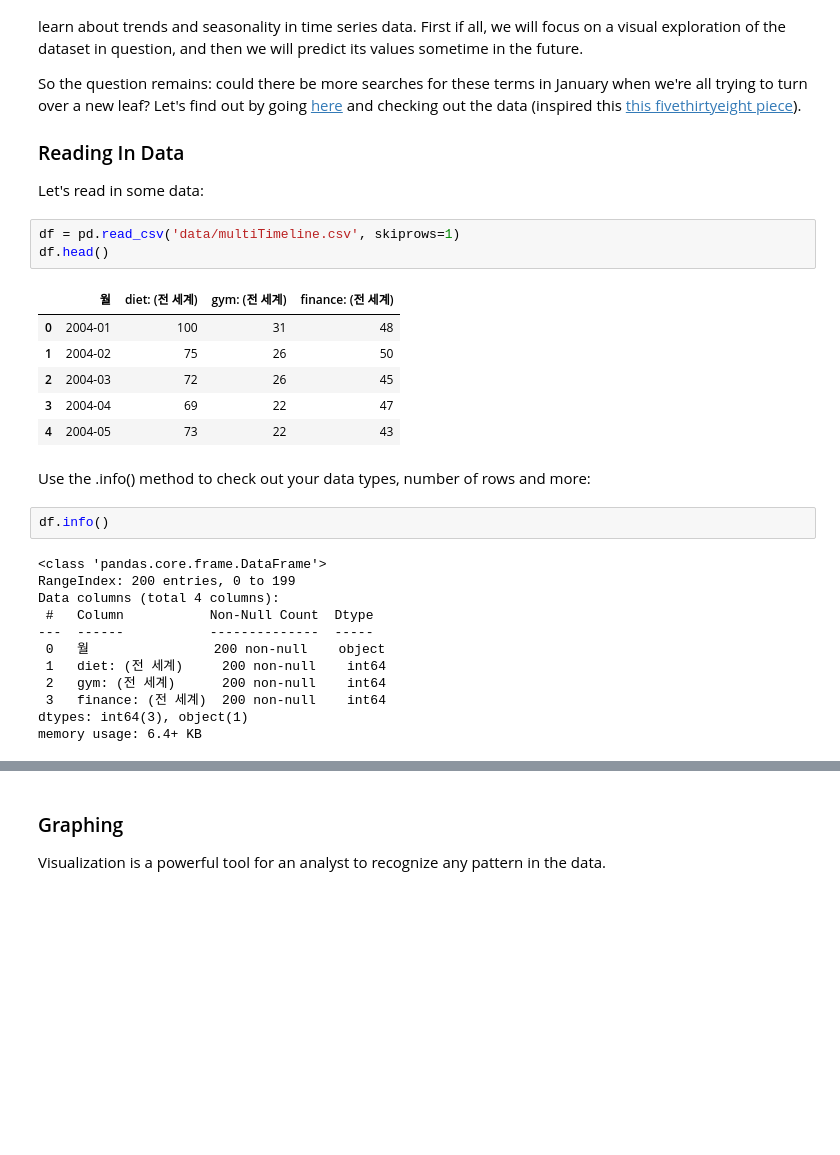
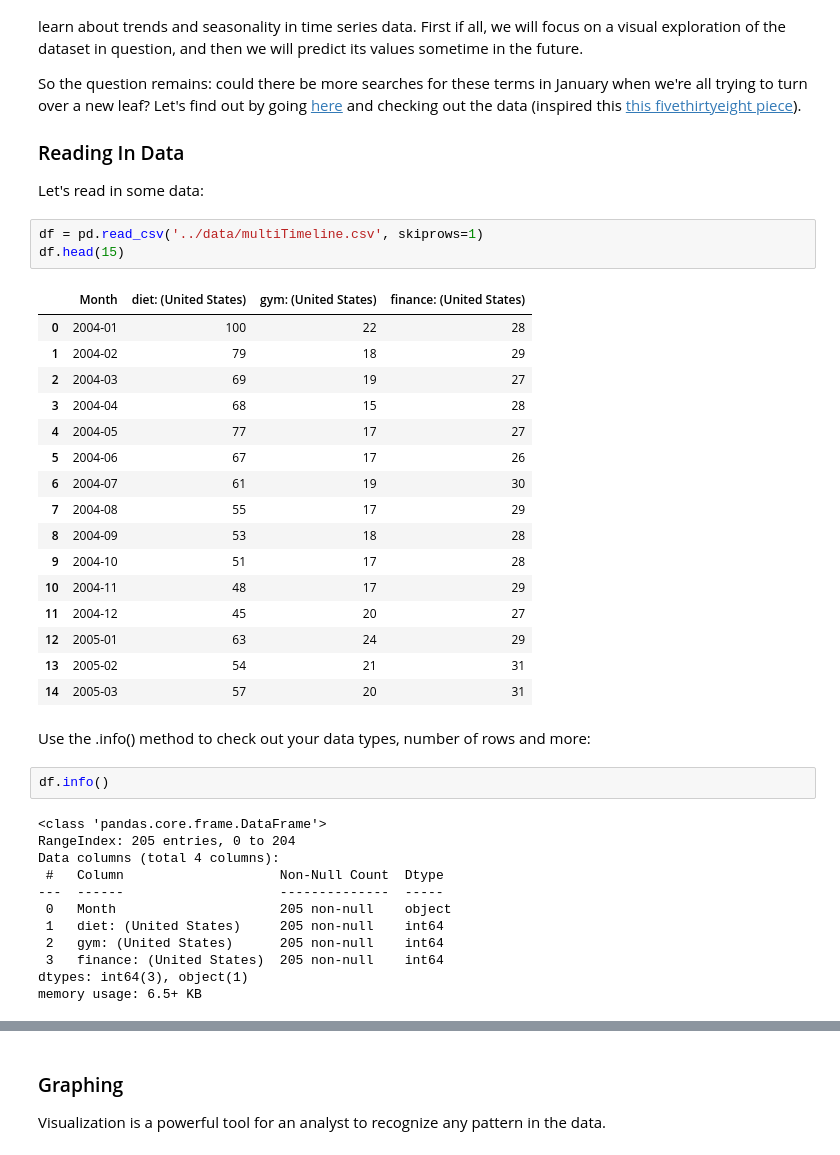
Before and after one commit to minyoungrho/TimeSeriesAnalysis, a Jupyter notebook: lectures/Introduction.ipynb, the cells around one changed output, grey strips where cells are left out. Cells and saved outputs as stored; diff of their text form; blank space fills up the shorter version.

```diff
--- a/lectures/Introduction.ipynb
+++ b/lectures/Introduction.ipynb
@@ -279,31 +225,41 @@ So the question remains: could there be more searches for these terms in January
 
 Let's read in some data:
 # %%
-df = pd.read_csv('data/multiTimeline.csv', skiprows=1)
-df.head()
+df = pd.read_csv('../data/multiTimeline.csv', skiprows=1)
+df.head(15)
 # %% [output]
-|  | 월 | diet: (전 세계) | gym: (전 세계) | finance: (전 세계) |
-| 0 | 2004-01 | 100 | 31 | 48 |
-| 1 | 2004-02 | 75 | 26 | 50 |
-| 2 | 2004-03 | 72 | 26 | 45 |
-| 3 | 2004-04 | 69 | 22 | 47 |
-| 4 | 2004-05 | 73 | 22 | 43 |
+|  | Month | diet: (United States) | gym: (United States) | finance: (United States) |
+| 0 | 2004-01 | 100 | 22 | 28 |
+| 1 | 2004-02 | 79 | 18 | 29 |
+| 2 | 2004-03 | 69 | 19 | 27 |
+| 3 | 2004-04 | 68 | 15 | 28 |
+| 4 | 2004-05 | 77 | 17 | 27 |
+| 5 | 2004-06 | 67 | 17 | 26 |
+| 6 | 2004-07 | 61 | 19 | 30 |
+| 7 | 2004-08 | 55 | 17 | 29 |
+| 8 | 2004-09 | 53 | 18 | 28 |
+| 9 | 2004-10 | 51 | 17 | 28 |
+| 10 | 2004-11 | 48 | 17 | 29 |
+| 11 | 2004-12 | 45 | 20 | 27 |
+| 12 | 2005-01 | 63 | 24 | 29 |
+| 13 | 2005-02 | 54 | 21 | 31 |
+| 14 | 2005-03 | 57 | 20 | 31 |
 # %% [markdown]
 Use the .info() method to check out your data types, number of rows and more:
 # %%
 df.info()
 # %% [output]
 <class 'pandas.core.frame.DataFrame'>
-RangeIndex: 200 entries, 0 to 199
+RangeIndex: 205 entries, 0 to 204
 Data columns (total 4 columns):
- #   Column           Non-Null Count  Dtype
----  ------           --------------  -----
- 0   월                200 non-null    object
- 1   diet: (전 세계)     200 non-null    int64
- 2   gym: (전 세계)      200 non-null    int64
- 3   finance: (전 세계)  200 non-null    int64
+ #   Column                    Non-Null Count  Dtype
+---  ------                    --------------  -----
+ 0   Month                     205 non-null    object
+ 1   diet: (United States)     205 non-null    int64
+ 2   gym: (United States)      205 non-null    int64
+ 3   finance: (United States)  205 non-null    int64
 dtypes: int64(3), object(1)
-memory usage: 6.4+ KB
+memory usage: 6.5+ KB
 # %%
 df.describe()
 # %% [output]
```
Also changed, not shown: parts of 34 cells of this notebook, 1 other file.
